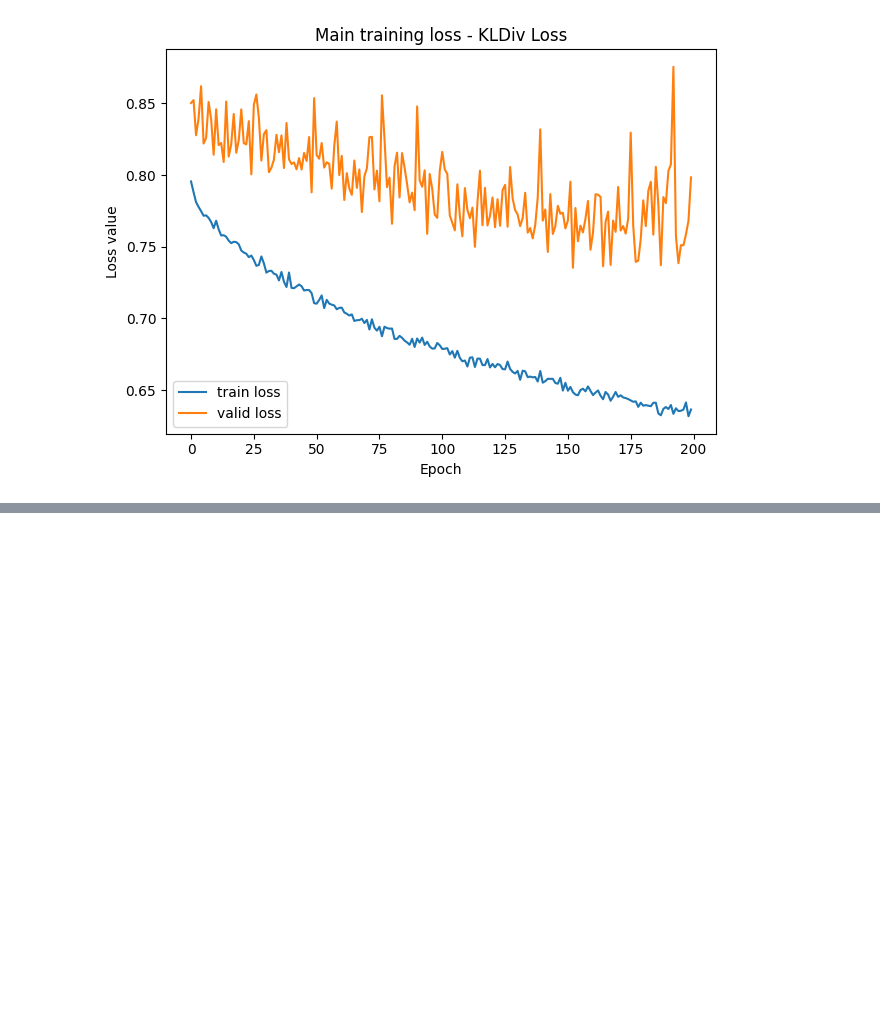
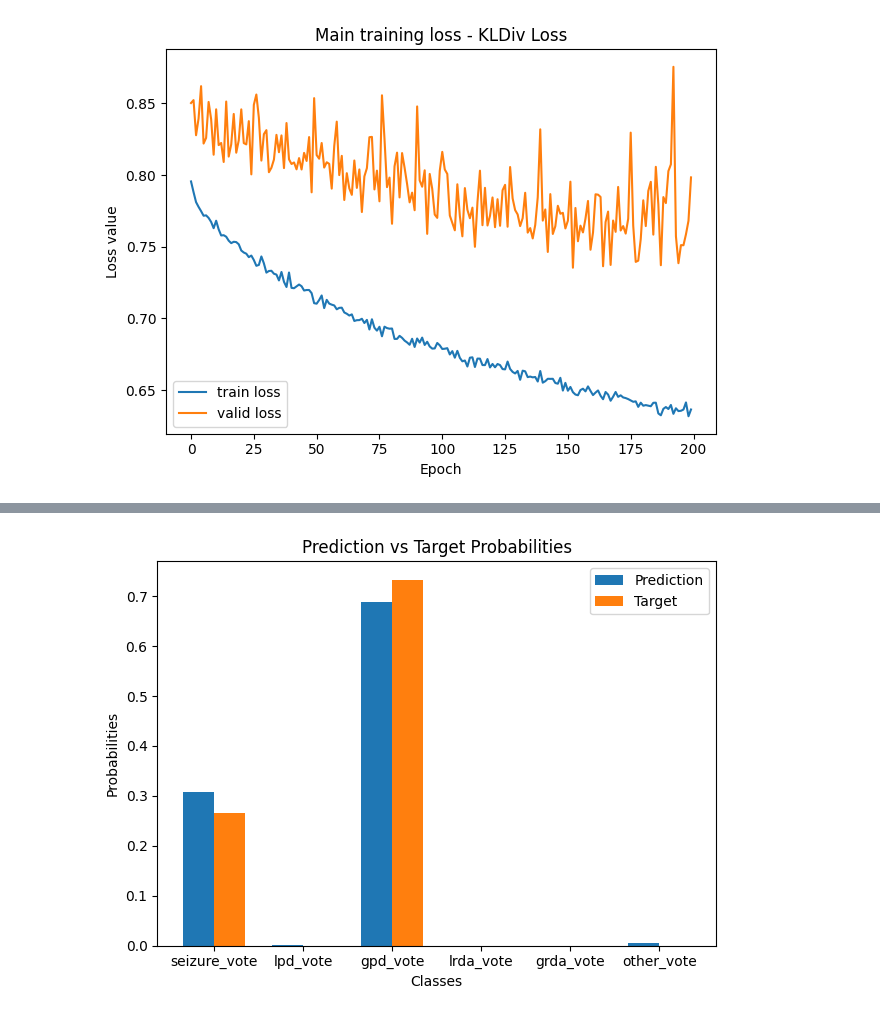
Before and after one commit to my-alaska/computer-science-in-medicine, a Jupyter notebook: eeg_project/eeg_model_training.ipynb, the cells around one changed output, grey strips where cells are left out. Drawn from its saved outputs; the diff is of its cells as text; code cells hidden in the pictures; blank space fills up the shorter version.

Commit message:
plot predictions

```diff
--- a/eeg_project/eeg_model_training.ipynb
+++ b/eeg_project/eeg_model_training.ipynb
@@ -581,3 +641,7 @@ plt.tight_layout()
 plt.savefig(f"{PROCESSED_DATA_DIR}/results/pretraining.pdf")
 # %% [output]
 [figure]
+# %%
+model.load_state_dict(
+    torch.load(PROCESSED_DATA_DIR + "/model_state_finished/training_state200")
+)
@@ -692,12 +777,14 @@ rate_model(test_loader,loss_function,log_softmax)
 # %%
-rnd = torch.randint(5000,(10,))
-l,d = y_train[rnd], X_train[rnd]
+rnd = torch.randint(5000, (10,))
+l, d = y_train[rnd], X_train[rnd]
 model.eval()
-p = model(d[:,:,:2000].to(DEVICE))
+p = model(d[:, :, :2000].to(DEVICE))
 model.train()
 
-p = relu(softmax(p)-0.05)
-p/=p.sum(axis=1,keepdims=True)
+p = softmax(p)
+
+# p = relu(softmax(p)-0.05)
+# p/=p.sum(axis=1,keepdims=True)
 # %%
 l
 # %% [output]
@@ -727,0 +815,22 @@ tensor([[6.2041e-01, 0.0000e+00, 0.0000e+00, 1.5925e-02, 1.5337e-01, 2.1029e-01]
+# %%
+bar_width = 0.35  # Width of the bars
+index = np.arange(6)
+
+fig, ax = plt.subplots()
+bar1 = ax.bar(index, p[0].cpu().detach().numpy(), bar_width, label="Prediction")
+bar2 = ax.bar(index + bar_width, l[0].cpu().detach().numpy(), bar_width, label="Target")
+
+# Add labels, title, and legend
+ax.set_xlabel("Classes")
+ax.set_ylabel("Probabilities")
+ax.set_title("Prediction vs Target Probabilities")
+ax.set_xticks(index + bar_width / 2)
+ax.set_xticklabels(
+    ["seizure_vote", "lpd_vote", "gpd_vote", "lrda_vote", "grda_vote", "other_vote"]
+)
+ax.legend()
+plt.tight_layout()
+plt.savefig(f"{PROCESSED_DATA_DIR}/results_finished/example_prediction2.pdf")
+plt.show()
+# %% [output]
+[figure, added]
```
Also changed, not shown: parts of 19 cells of this notebook.
